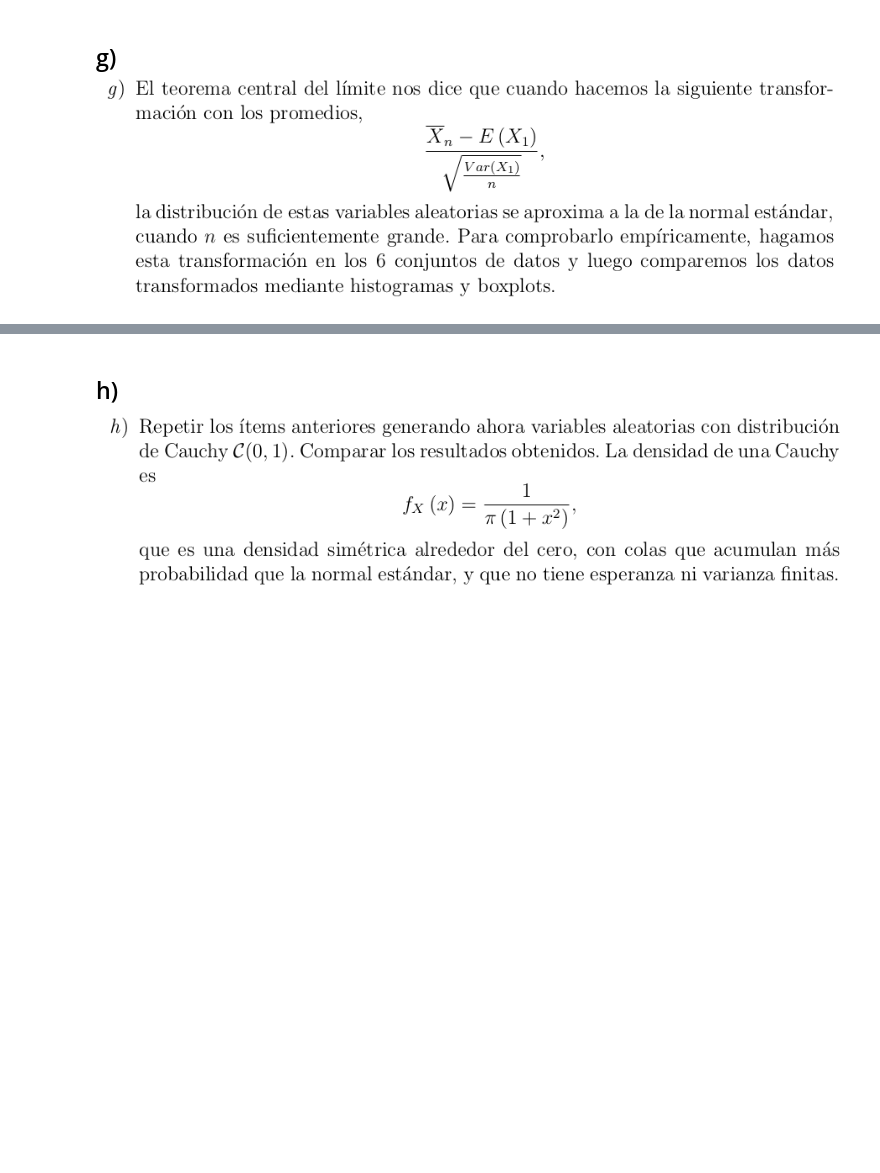
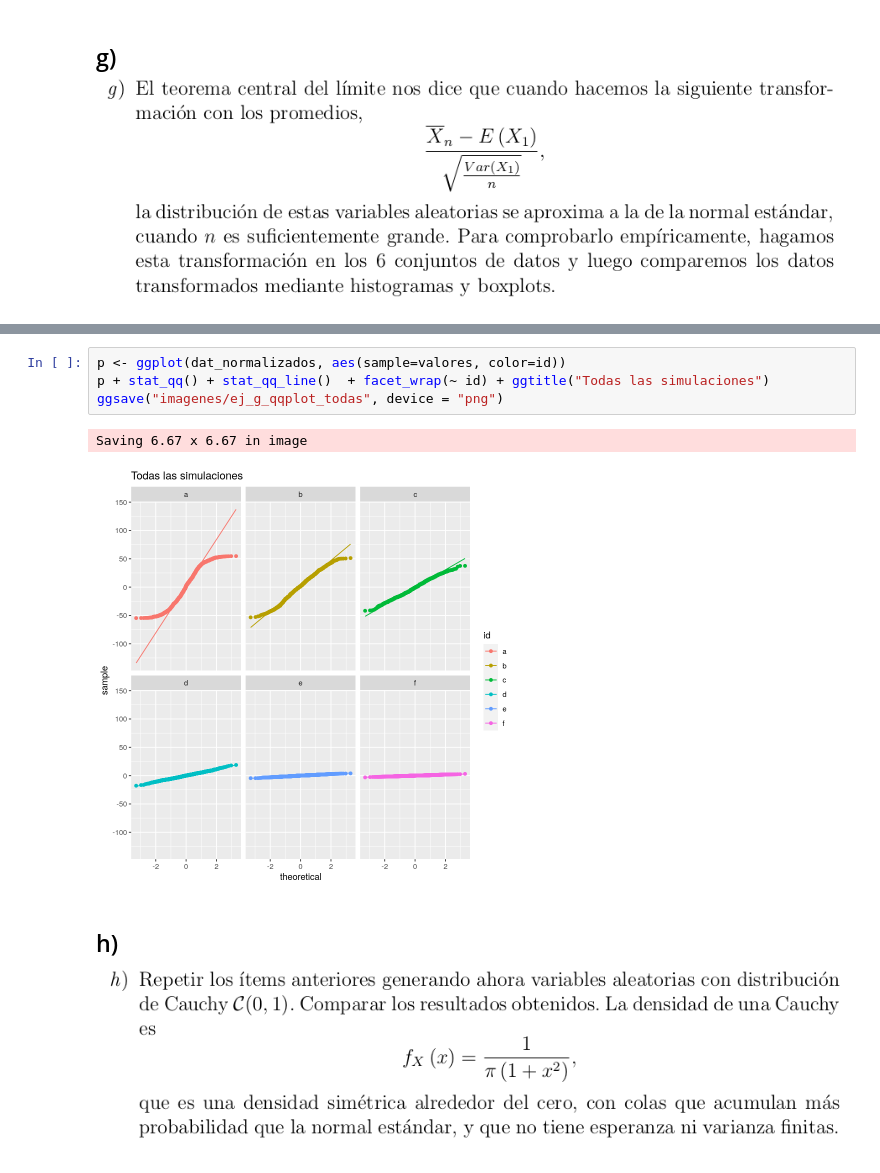
Before and after one commit to fzanollo/proba, a Jupyter notebook: tp/TP.ipynb, the cells around one changed output, grey strips where cells are left out. Cells and saved outputs as stored; diff of their text form; blank space fills up the shorter version.

```diff
--- a/tp/TP.ipynb
+++ b/tp/TP.ipynb
@@ -206,3 +232,10 @@ Saving 6.67 x 6.67 in image
+# %%
+p <- ggplot(dat_normalizados, aes(sample=valores, color=id))
+p + stat_qq() + stat_qq_line()  + facet_wrap(~ id) + ggtitle("Todas las simulaciones")
+ggsave("imagenes/ej_g_qqplot_todas", device = "png")
+# %% [output]
+Saving 6.67 x 6.67 in image
+[figure, added]
 # %% [markdown]
 ## h) <img src="attachment:image.png" width="800">
 # %%
```
Also changed, not shown: parts of 5 cells of this notebook, 9 other files.
